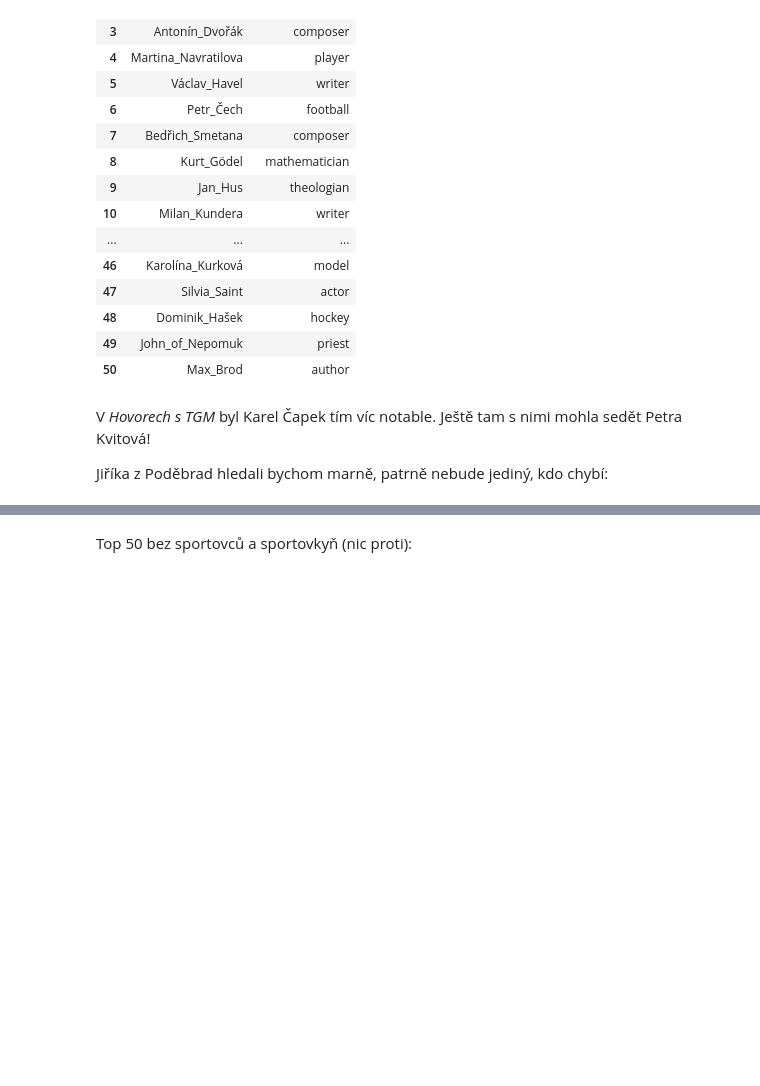
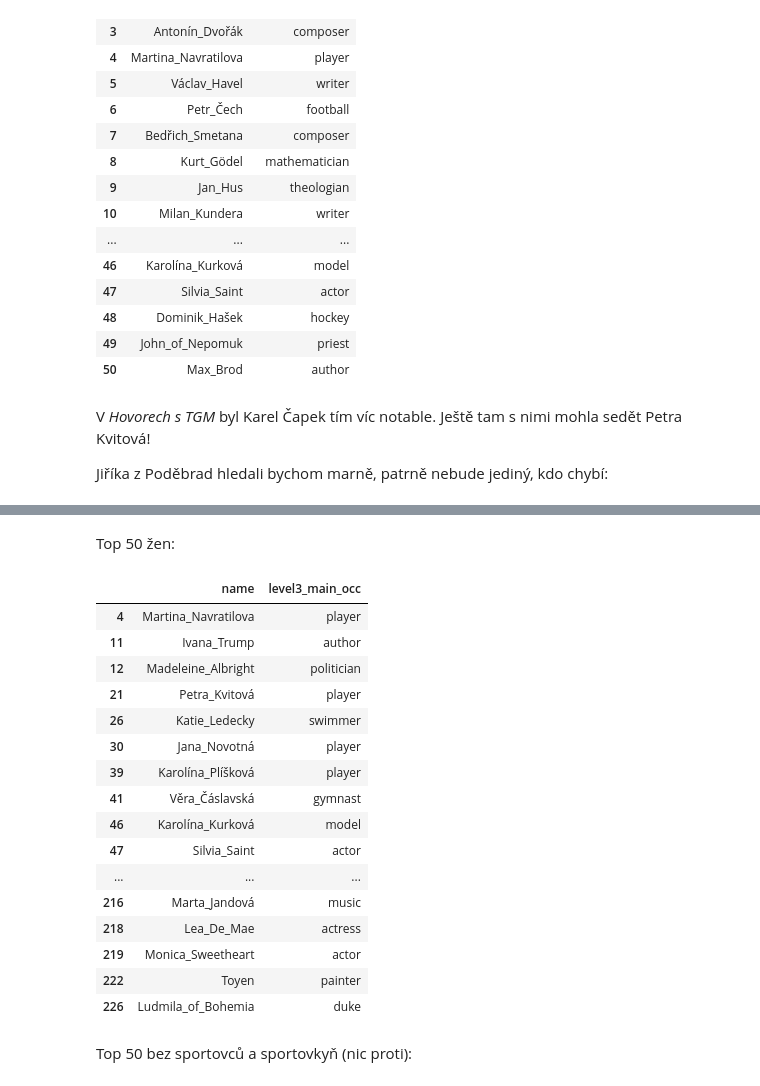
Before and after one commit to michalkasparek/who-Is-who, a Jupyter notebook: 1 Toulky českou minulostí.ipynb, the cells around one changed output, grey strips where cells are left out. Saved outputs shown, nothing was run; the diff lists cells and outputs as text; code cells hidden in the pictures; blank space fills up the shorter version.

```diff
--- a/1 Toulky českou minulostí.ipynb
+++ b/1 Toulky českou minulostí.ipynb
@@ -47,3 +47,25 @@ whoiswho[whoiswho["name"].str.contains("George_of_Poděbrady")][["list_areas_of_
+# %% [markdown]
+Top 50 žen:
+# %%
+nejvetsicech[nejvetsicech["gender"] == "Female"][["name","level3_main_occ"]].head(50)
+# %% [output]
+|  | name | level3_main_occ |
+| 4 | Martina_Navratilova | player |
+| 11 | Ivana_Trump | author |
+| 12 | Madeleine_Albright | politician |
+| 21 | Petra_Kvitová | player |
+| 26 | Katie_Ledecky | swimmer |
+| 30 | Jana_Novotná | player |
+| 39 | Karolína_Plíšková | player |
+| 41 | Věra_Čáslavská | gymnast |
+| 46 | Karolína_Kurková | model |
+| 47 | Silvia_Saint | actor |
+| ... | ... | ... |
+| 216 | Marta_Jandová | music |
+| 218 | Lea_De_Mae | actress |
+| 219 | Monica_Sweetheart | actor |
+| 222 | Toyen | painter |
+| 226 | Ludmila_of_Bohemia | duke |
 # %% [markdown]
 Top 50 bez sportovců a sportovkyň (nic proti):
 # %%
```
Also changed, not shown: parts of 5 cells of this notebook, 3 other files.
